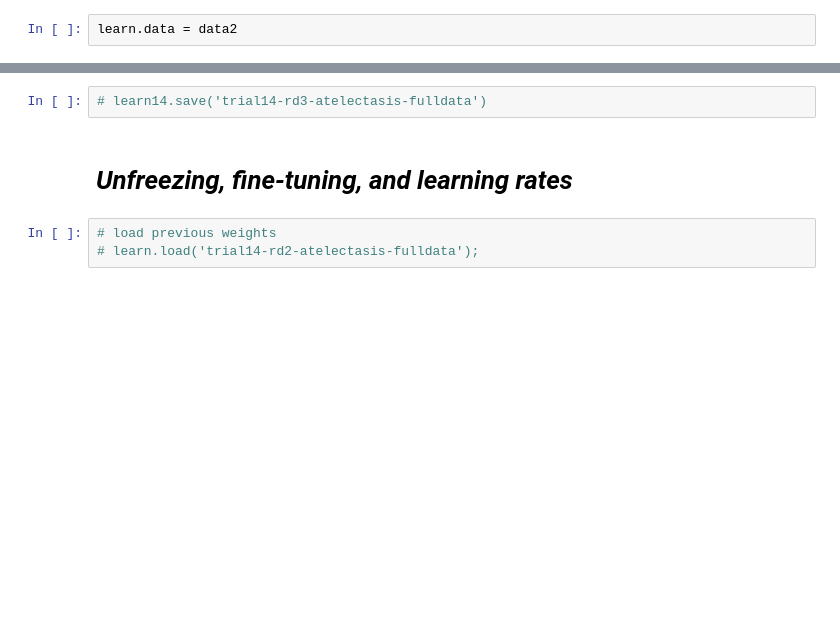
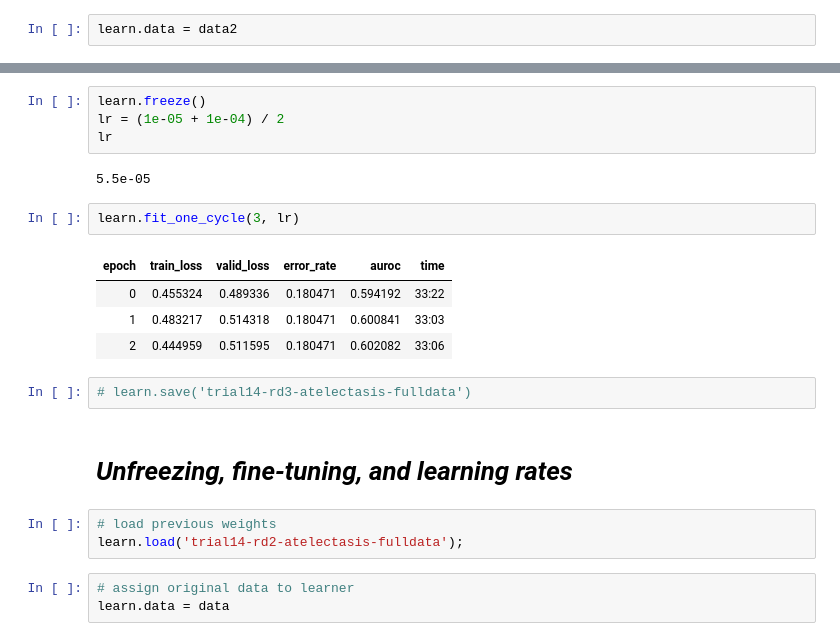
Before and after one commit to earny-joe/Springboard-DS-Portfolio, a Jupyter notebook: capstone_2/trial14-atelectasis-fulldata.ipynb, the cells around one changed output, grey strips where cells are left out. Drawn from its saved outputs; the diff is of its cells as text; blank space fills up the shorter version.

```diff
--- a/capstone_2/trial14-atelectasis-fulldata.ipynb
+++ b/capstone_2/trial14-atelectasis-fulldata.ipynb
@@ -233,7 +268,23 @@ Min loss divided by 10: 3.16E-04
+# %%
+learn.freeze()
+lr = (1e-05 + 1e-04) / 2
+lr
+# %% [output]
+5.5e-05
+# %%
+learn.fit_one_cycle(3, lr)
+# %% [output]
+| epoch | train_loss | valid_loss | error_rate | auroc | time |
+| 0 | 0.455324 | 0.489336 | 0.180471 | 0.594192 | 33:22 |
+| 1 | 0.483217 | 0.514318 | 0.180471 | 0.600841 | 33:03 |
+| 2 | 0.444959 | 0.511595 | 0.180471 | 0.602082 | 33:06 |
 # %%
-# learn14.save('trial14-rd3-atelectasis-fulldata')
+# learn.save('trial14-rd3-atelectasis-fulldata')
 # %% [markdown]
 # _Unfreezing, fine-tuning, and learning rates_
 # %%
 # load previous weights
-# learn.load('trial14-rd2-atelectasis-fulldata');
+learn.load('trial14-rd2-atelectasis-fulldata');
+# %%
+# assign original data to learner
+learn.data = data
```
Also changed, not shown: parts of 18 cells of this notebook.
